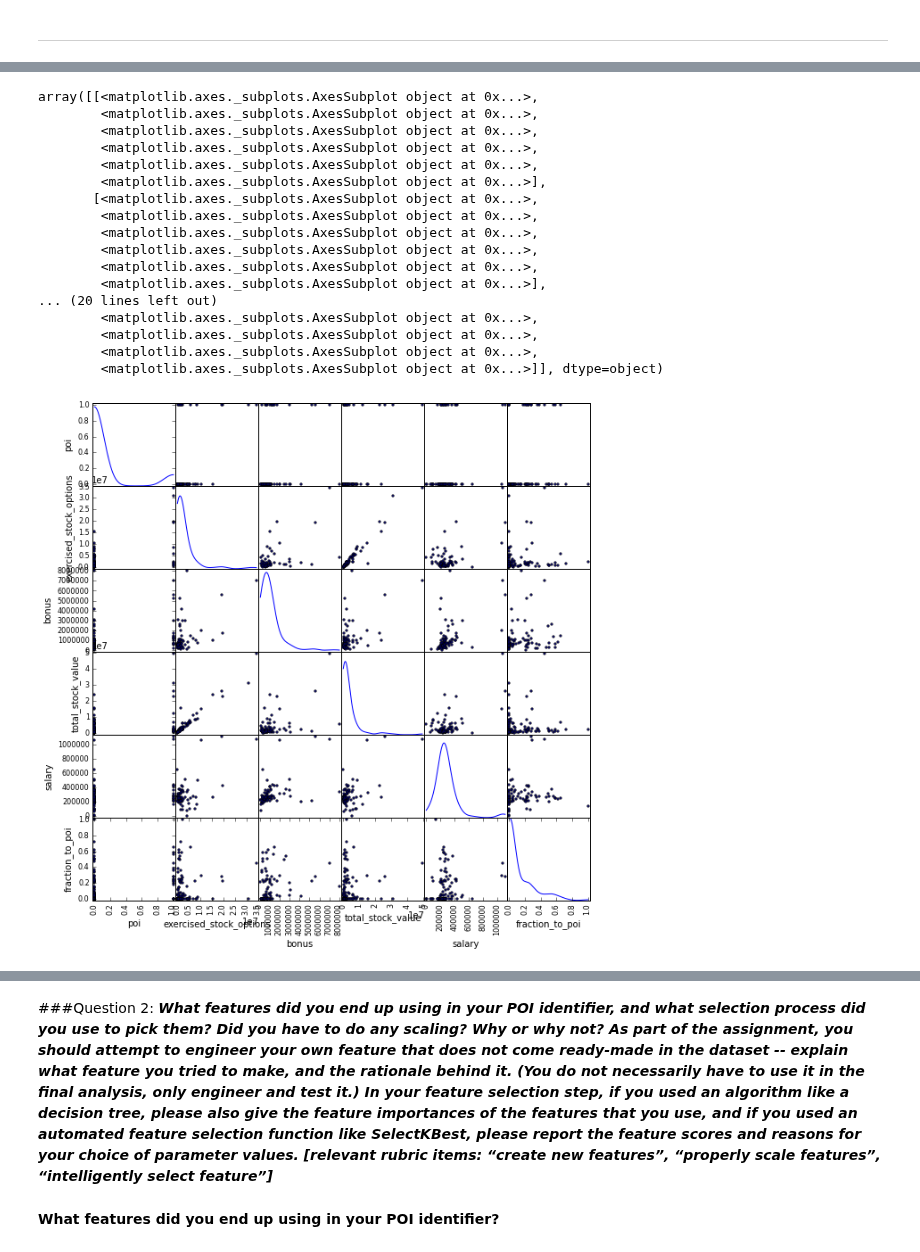
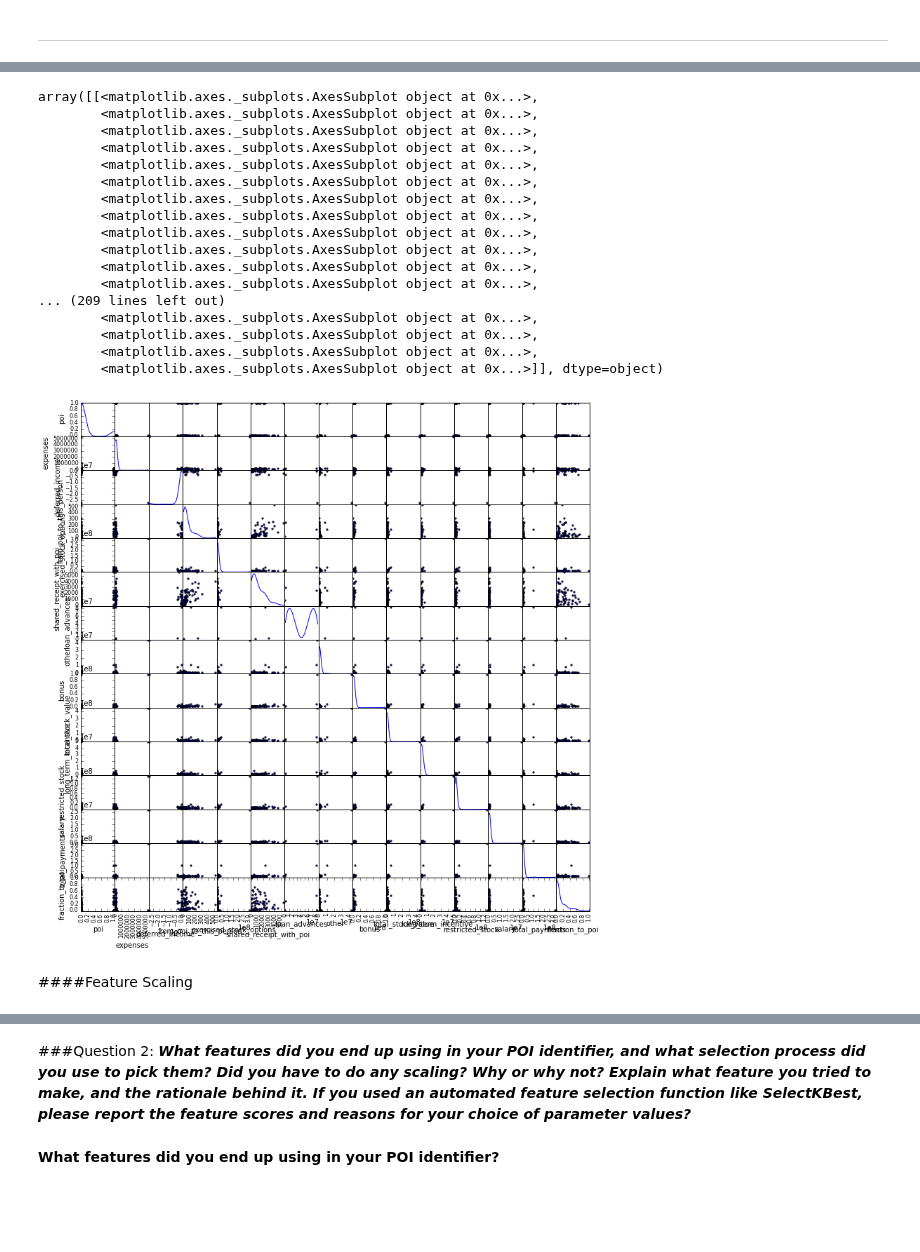
Before and after one commit to Zalefar/Udacity_Data_Analyst_ND, a Jupyter notebook: Project_5/Project_5_Machine_Learning_POI_Classifier.ipynb, the cells around one changed output, grey strips where cells are left out. Drawn from its saved outputs; the diff is of its cells as text; code cells hidden in the pictures; blank space fills up the shorter version.

```diff
--- a/Project_5/Project_5_Machine_Learning_POI_Classifier.ipynb
+++ b/Project_5/Project_5_Machine_Learning_POI_Classifier.ipynb
@@ -534,6 +522,8 @@ Reviewing the summary statistics of our features and looking over the histograms
 
 def findOutlierInFeature(data_dict, feature_name, threshold):
     """
+        Find any 'outliers' in a feature by manually setting threshold value
+
         Parameters:
             data_dict = The Udacity provided data set in data_dict.
             feature_name = the name of the feature which we wish to find
@@ -553,6 +543,8 @@ def findOutlierInFeature(data_dict, feature_name, threshold):
 
 def removeOutliers(data_dict, data_point_name):
     """
+        remove the data points associated with any discovered outliers
+
         Parameters:
             data_dict = The Udacity provided data set data_dict.
             data_point_name = The key name for the datapoint containing
@@ -801,12 +797,18 @@ Writing select_features.py
 #Purpose: Identify information rich features
 from create_my_dataset import newFeatures, dropFeatures
 from select_features import featureSelection
-
+"""
+    This code will implement a feature selection I wrote to emulate the one ultimately
+    used in the final poi_id.pc script. I used a pipeline inside a gridsearch to
+    train and test my classifier. Therefore in order to concentrate more attention on
+    just the feature selection process to answer the provided question this
+    code attempts to return something very similar to the pipeline.
+"""
 if __name__=="__main__":
-    ## Create new features
+    ## Create my dataset
     my_dataset = newFeatures(data_dict)
 
-    ## Find total number of uniques features my_dataset
+    ## Find total number of unique features in my_dataset
     features = [value for value in my_dataset.itervalues() for value in value.keys()]
     unique_features = list(set(features))
 
@@ -829,19 +831,19 @@ if __name__=="__main__":
     labels, numpy_features = targetFeatureSplit(data)
 
     ## Find the top  most 'informative' features using sklearn's
-    ## f_classif as the metric. Specify mode and corresponding parameters
-    # parameters found from grid search
-    percentile = 21
-    n_components = 16
+    ## f_classif as the metric and sklearn's pca method.
+    # Parameters used were found from a grid search over a pipeline
+    percentile = 61
+    n_components = 22
     final_feature_list = featureSelection(reduced_features,
-                                            labels,
-                                            numpy_features,
-                                            percentile = percentile,
-                                            n_components = n_components,
-                                            results = False
-                                            )
+                                          labels,
+                                          numpy_features,
+                                          percentile = percentile,
+                                          n_components = n_components,
+                                          results = False
+                                          )
 
-    print "\nTop {0} features explaining poi according to sklearn's Select-Percentile\
+    print "\nTop {0} features explaining poi according to sklearn's\nSelect-Percentile\
  with the function fclassif:\n".\
     format(len(final_feature_list[1:]))
     pprint.pprint(final_feature_list[1:])
@@ -860,8 +872,11 @@ Top 5 features explaining poi according to sklearn's Select-Percentile with the
 #Purpose: Final visual review of features selected for model training
 """
     Review the features that remain after feature selection from the original data
-    dictionary.
+    dictionary. Does not inlcude the top principle components for obvious reasons.
+    This visual analysis will only look at the features returned from the feature
+    select.
 """
+from pandas.tools.plotting import scatter_matrix
 
 ## Convert my_dataset into pandas dataframe for analysis
 df,poi_df = data_dict_to_pd_df(my_dataset)
@@ -876,5 +891,5 @@ model_df = numeric_df.loc[:,final_feature_list]
 print model_df.describe()
 
 ## Print scatter plot matrix of features
-scatter_matrix(model_df, alpha = .9, figsize=(10, 10), diagonal='kde')
+scatter_matrix(model_df, alpha = .9, figsize=(13, 13), diagonal='kde')
 # %% [output]
@@ -900,21 +913,23 @@ max    1111258.000000         1.000000
 array([[<matplotlib.axes._subplots.AxesSubplot object at 0x...>,
         <matplotlib.axes._subplots.AxesSubplot object at 0x...>,
         <matplotlib.axes._subplots.AxesSubplot object at 0x...>,
         <matplotlib.axes._subplots.AxesSubplot object at 0x...>,
         <matplotlib.axes._subplots.AxesSubplot object at 0x...>,
-        <matplotlib.axes._subplots.AxesSubplot object at 0x...>],
-       [<matplotlib.axes._subplots.AxesSubplot object at 0x...>,
         <matplotlib.axes._subplots.AxesSubplot object at 0x...>,
         <matplotlib.axes._subplots.AxesSubplot object at 0x...>,
         <matplotlib.axes._subplots.AxesSubplot object at 0x...>,
         <matplotlib.axes._subplots.AxesSubplot object at 0x...>,
-        <matplotlib.axes._subplots.AxesSubplot object at 0x...>],
-... (20 lines left out)
+        <matplotlib.axes._subplots.AxesSubplot object at 0x...>,
+        <matplotlib.axes._subplots.AxesSubplot object at 0x...>,
+        <matplotlib.axes._subplots.AxesSubplot object at 0x...>,
+... (209 lines left out)
         <matplotlib.axes._subplots.AxesSubplot object at 0x...>,
         <matplotlib.axes._subplots.AxesSubplot object at 0x...>,
         <matplotlib.axes._subplots.AxesSubplot object at 0x...>,
         <matplotlib.axes._subplots.AxesSubplot object at 0x...>]], dtype=object)
-[figure, old version]
+[figure, new version]
+# %% [markdown]
+####Feature Scaling
 # %%
 #!/anaconda/bin/python
 #Author: Zach Farmer
@@ -938,7 +953,7 @@ if __name__ == "__main__":
 <a id="Question 2"></a>
 # %% [markdown]
 ###Question 2:
-***What features did you end up using in your POI identifier, and what selection process did you use to pick them? Did you have to do any scaling? Why or why not? As part of the assignment, you should attempt to engineer your own feature that does not come ready-made in the dataset -- explain what feature you tried to make, and the rationale behind it. (You do not necessarily have to use it in the final analysis, only engineer and test it.) In your feature selection step, if you used an algorithm like a decision tree, please also give the feature importances of the features that you use, and if you used an automated feature selection function like SelectKBest, please report the feature scores and reasons for your choice of parameter values. [relevant rubric items: “create new features”, “properly scale features”, “intelligently select feature”]***
+***What features did you end up using in your POI identifier, and what selection process did you use to pick them? Did you have to do any scaling? Why or why not? Explain what feature you tried to make, and the rationale behind it. If you used an automated feature selection function like SelectKBest, please report the feature scores and reasons for your choice of parameter values?***
 # %% [markdown]
 **What features did you end up using in your POI identifier?**
 # %%
```
Also changed, not shown: parts of 57 cells of this notebook, 10 other files.
